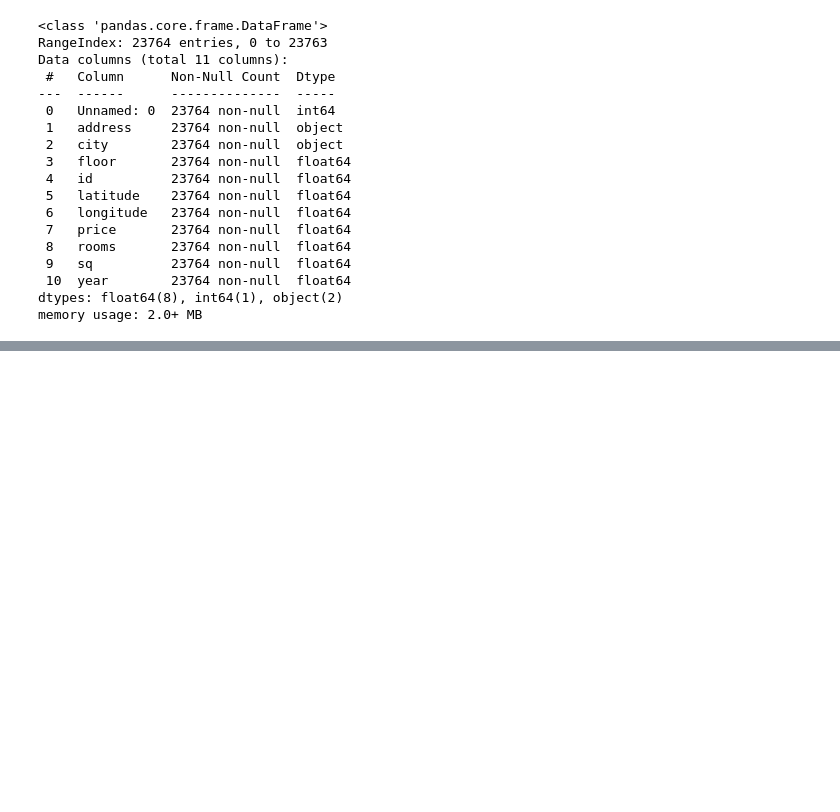
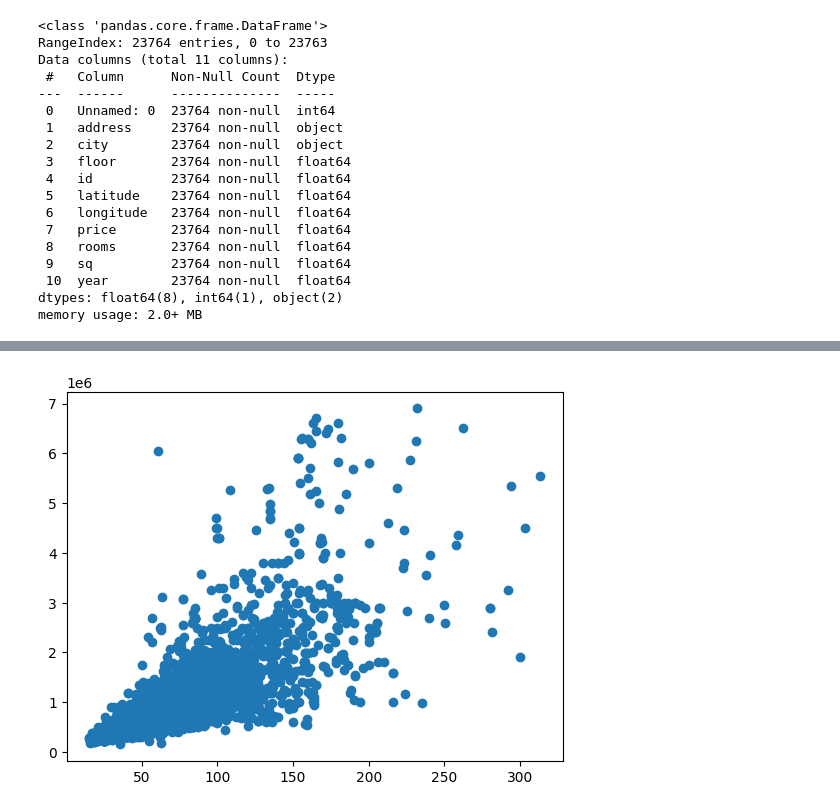
Before and after one commit to M4rselo/Warsaw-Housing-Model, a Jupyter notebook: pl_linear_regression.ipynb, the cells around one changed output, grey strips where cells are left out. Cells and saved outputs as stored; diff of their text form; code cells hidden in the pictures; blank space fills up the shorter version.

```diff
--- a/pl_linear_regression.ipynb
+++ b/pl_linear_regression.ipynb
@@ -53,3 +60,6 @@ wwa_data.head()
 | 7 | 7 | Mokotów Pory | Warszawa | 10.0 | 13308.0 | 52.184058 | 21.044302 | 2890000.0 | 6.0 | 280.00 | ... |
 | 8 | 8 | Ursynów Wyżyny | Warszawa | 3.0 | 11387.0 | 52.140282 | 21.056345 | 615000.0 | 4.0 | 63.40 | ... |
 | 9 | 9 | Bemowo | Warszawa | 1.0 | 10904.0 | 52.238974 | 20.913288 | 429000.0 | 1.0 | 40.00 | ... |
+# %%
+wwa_data = wwa_data.drop(columns=['Unnamed: 0', 'address', 'city', 'id', 'latitude', 'longitude', 'floor'], errors='ignore')
+wwa_data.head()
@@ -55,0 +103,3 @@ wwa_data.head()
+# %%
+wwa_data = wwa_data[(wwa_data.price > 100000.0) & (wwa_data.sq > 15.0) & (7000000.0 > wwa_data.price) & (325.0 > wwa_data.sq)]
+wwa_data.describe()
@@ -55,0 +116,5 @@ wwa_data.head()
+# %%
+plt.scatter(x = wwa_data.sq, y = wwa_data.price)
+plt.show()
+# %% [output]
+[figure, added]
```
Also changed, not shown: parts of 11 cells of this notebook.
